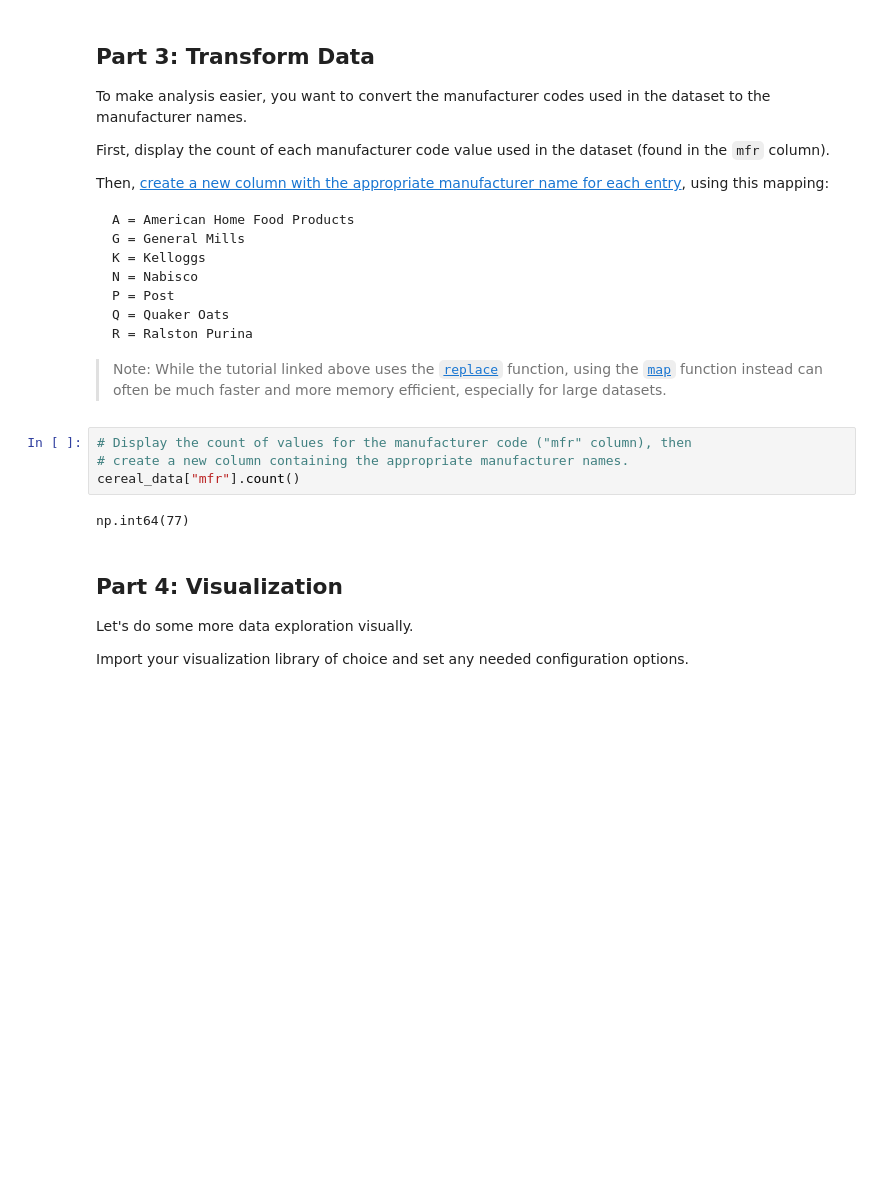
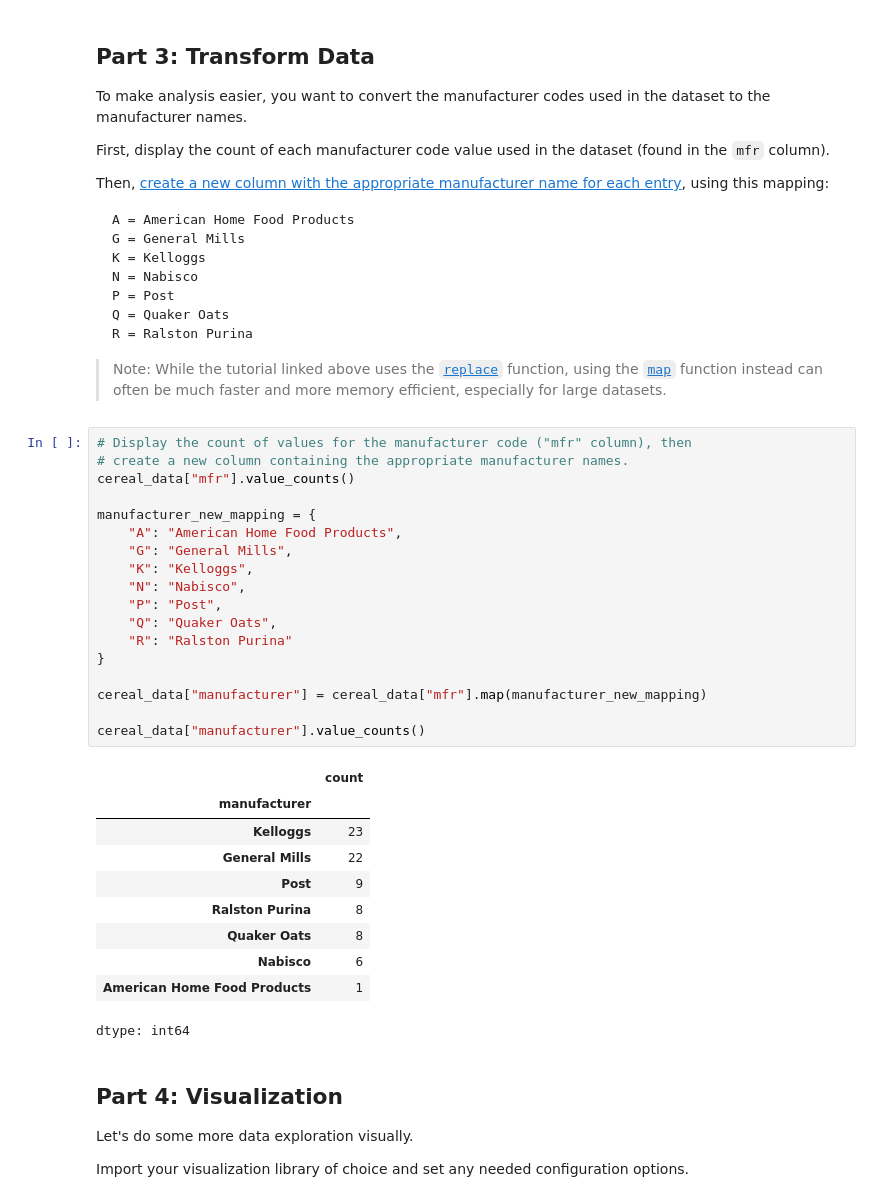
Before and after one commit to nestorbyui/google_colab_byui, a Jupyter notebook: notebooks/Exploration_02.ipynb, the cells around one changed output. Saved outputs shown, nothing was run; the diff lists cells and outputs as text; blank space fills up the shorter version.

```diff
--- a/notebooks/Exploration_02.ipynb
+++ b/notebooks/Exploration_02.ipynb
@@ -102,9 +102,32 @@ Then, [create a new column with the appropriate manufacturer name for each entry
 # %%
 # Display the count of values for the manufacturer code ("mfr" column), then
 # create a new column containing the appropriate manufacturer names.
-cereal_data["mfr"].count()
+cereal_data["mfr"].value_counts()
+
+manufacturer_new_mapping = {
+    "A": "American Home Food Products",
+    "G": "General Mills",
+    "K": "Kelloggs",
+    "N": "Nabisco",
+    "P": "Post",
+    "Q": "Quaker Oats",
+    "R": "Ralston Purina"
+}
+
+cereal_data["manufacturer"] = cereal_data["mfr"].map(manufacturer_new_mapping)
+
+cereal_data["manufacturer"].value_counts()
 # %% [output]
+|  | count |
+| manufacturer |  |
+| Kelloggs | 23 |
+| General Mills | 22 |
+| Post | 9 |
+| Ralston Purina | 8 |
+| Quaker Oats | 8 |
+| Nabisco | 6 |
+| American Home Food Products | 1 |
-np.int64(77)
+dtype: int64
 # %% [markdown]
 ## Part 4: Visualization
 
```
Also changed, not shown: parts of 3 cells of this notebook.
